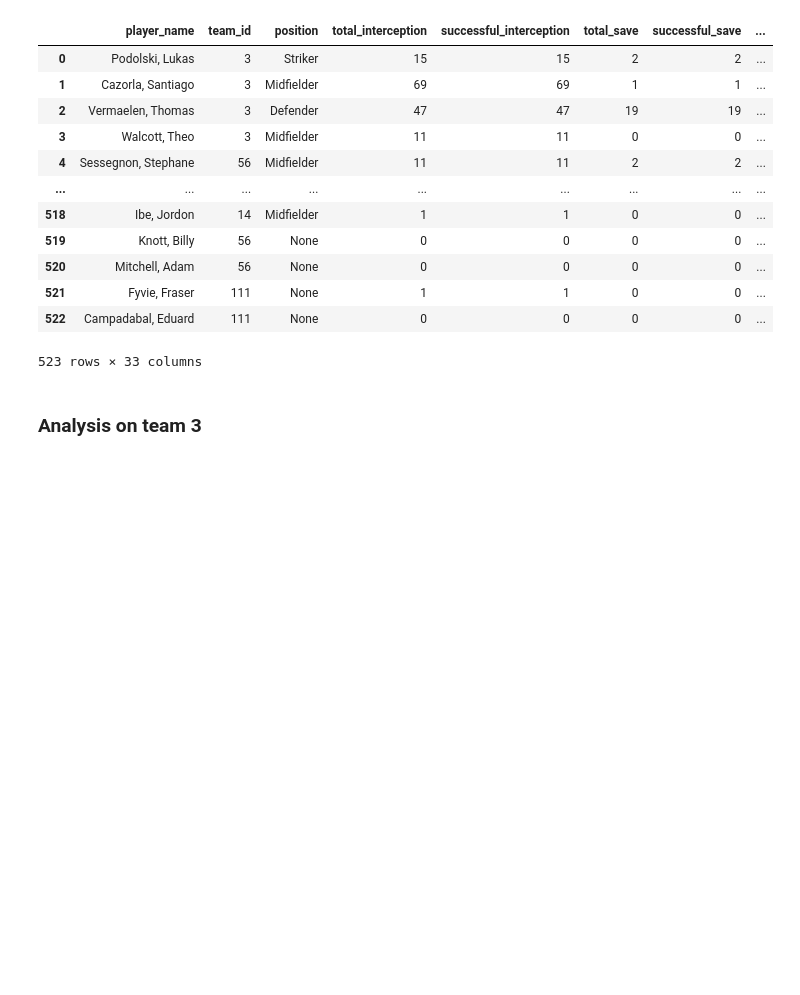
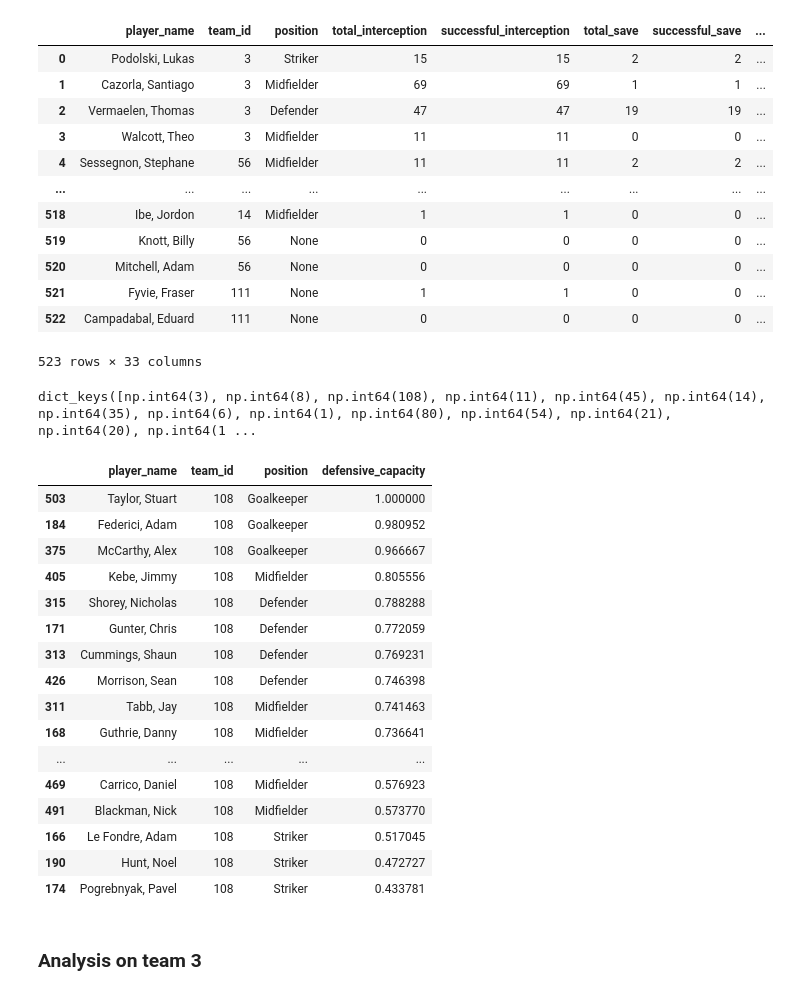
Before and after one commit to luisalawson/proyecto-TD8, a Jupyter notebook: DefensiveCapacity.ipynb, the cells around one changed output. Saved outputs shown, nothing was run; the diff lists cells and outputs as text; code cells hidden in the pictures; blank space fills up the shorter version.

```diff
--- a/DefensiveCapacity.ipynb
+++ b/DefensiveCapacity.ipynb
@@ -113,3 +113,5 @@ df_players
 | 521 | Fyvie, Fraser | 111 | None | 1 | 1 | 0 | 0 | ... |
 | 522 | Campadabal, Eduard | 111 | None | 0 | 0 | 0 | 0 | ... |
 523 rows × 33 columns
+# %%
+df_sorted = (df_players[df_players['position'].notna()]).sort_values(by='defensive_capacity', ascending=False)
@@ -116,3 +120,32 @@ df_players
+# %%
+team_dfs = {}
+# %%
+for team_id in df_sorted['team_id'].unique():
+    team_dfs[team_id] = df_sorted[df_sorted['team_id'] == team_id]
+# %%
+team_dfs.keys()
+# %% [output]
+dict_keys([np.int64(3), np.int64(8), np.int64(108), np.int64(11), np.int64(45), np.int64(14), np.int64(35), np.int64(6), np.int64(1), np.int64(80), np.int64(54), np.int64(21), np.int64(20), np.int64(1 ...
+# %%
+team_dfs[108][['player_name', 'team_id','position', 'defensive_capacity']]
+# %% [output]
+|  | player_name | team_id | position | defensive_capacity |
+| 503 | Taylor, Stuart | 108 | Goalkeeper | 1.000000 |
+| 184 | Federici, Adam | 108 | Goalkeeper | 0.980952 |
+| 375 | McCarthy, Alex | 108 | Goalkeeper | 0.966667 |
+| 405 | Kebe, Jimmy | 108 | Midfielder | 0.805556 |
+| 315 | Shorey, Nicholas | 108 | Defender | 0.788288 |
+| 171 | Gunter, Chris | 108 | Defender | 0.772059 |
+| 313 | Cummings, Shaun | 108 | Defender | 0.769231 |
+| 426 | Morrison, Sean | 108 | Defender | 0.746398 |
+| 311 | Tabb, Jay | 108 | Midfielder | 0.741463 |
+| 168 | Guthrie, Danny | 108 | Midfielder | 0.736641 |
+| ... | ... | ... | ... | ... |
+| 469 | Carrico, Daniel | 108 | Midfielder | 0.576923 |
+| 491 | Blackman, Nick | 108 | Midfielder | 0.573770 |
+| 166 | Le Fondre, Adam | 108 | Striker | 0.517045 |
+| 190 | Hunt, Noel | 108 | Striker | 0.472727 |
+| 174 | Pogrebnyak, Pavel | 108 | Striker | 0.433781 |
 # %% [markdown]
 ### Analysis on team 3
 # %%
```
Also changed, not shown: parts of 1 cell of this notebook.
